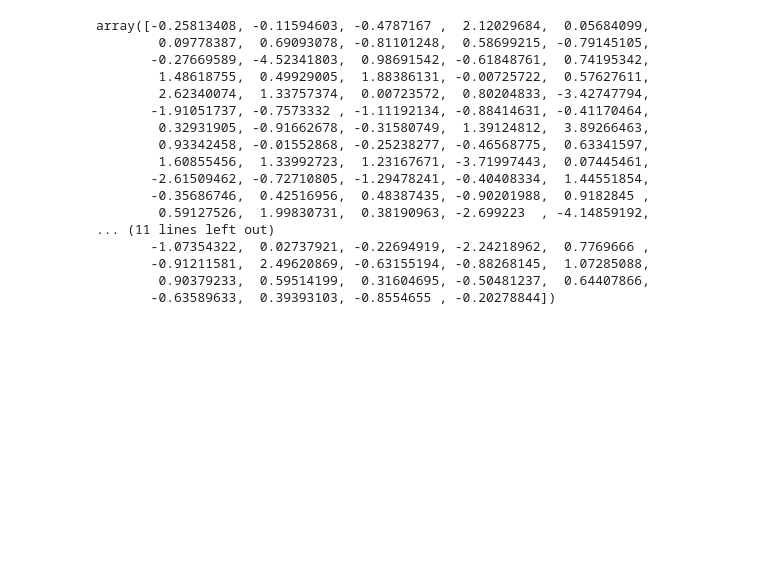
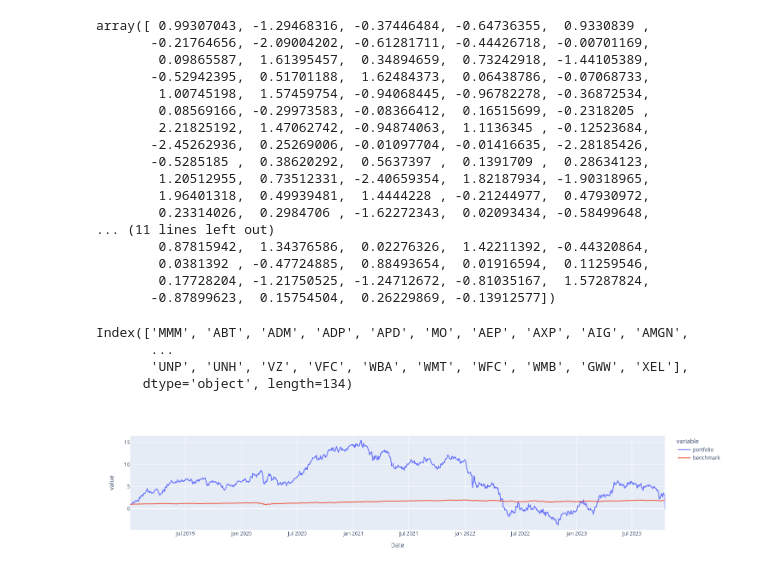
Before and after one commit to jcrayb/portfolio-theory, a Jupyter notebook: Untitled2.ipynb, the cells around one changed output. Drawn from its saved outputs; the diff is of its cells as text; code cells hidden in the pictures; blank space fills up the shorter version.

Commit message:
benchmark

```diff
--- a/Untitled2.ipynb
+++ b/Untitled2.ipynb
@@ -9,7 +9,7 @@ import yfinance as yf
 
 start_year = 1995
 end_year = 2019
-a = np.array([5.33/100, 0.9301660004562612/100])
+a = np.array([0.023734,1.329796395805503/100])
 # %%
 def get_stock_weights(start_year, end_year, a):
     rfr = quarters.get_mean_rfr_between_years(start_year, end_year)
@@ -40,27 +40,28 @@ def get_stock_weights(start_year, end_year, a):
     mu = mu1 + sigma12@la.inv(sigma22)@(a-mu2)
     sigma = sigma11 - sigma12@la.inv(sigma22)@sigma21
     w_prime_cond = la.inv(sigma)@mu/(np.ones(n_companies)@la.inv(sigma)@mu)
-    return w_prime_cond
+    w_prime = la.inv(sigma11)@mu1/(np.ones(n_companies)@la.inv(sigma11)@mu1)
+    return w_prime_cond, w_prime
 # %%
 #weights_dict = {}
 #for year in range(1995, 2019):
-weights = get_stock_weights(start_year, end_year, a)
-weights
+wp, w = get_stock_weights(start_year, end_year, a)
+w
 # %% [output]
-array([-0.25813408, -0.11594603, -0.4787167 ,  2.12029684,  0.05684099,
-        0.09778387,  0.69093078, -0.81101248,  0.58699215, -0.79145105,
-       -0.27669589, -4.52341803,  0.98691542, -0.61848761,  0.74195342,
-        1.48618755,  0.49929005,  1.88386131, -0.00725722,  0.57627611,
-        2.62340074,  1.33757374,  0.00723572,  0.80204833, -3.42747794,
-       -1.91051737, -0.7573332 , -1.11192134, -0.88414631, -0.41170464,
-        0.32931905, -0.91662678, -0.31580749,  1.39124812,  3.89266463,
-        0.93342458, -0.01552868, -0.25238277, -0.46568775,  0.63341597,
-        1.60855456,  1.33992723,  1.23167671, -3.71997443,  0.07445461,
-       -2.61509462, -0.72710805, -1.29478241, -0.40408334,  1.44551854,
-       -0.35686746,  0.42516956,  0.48387435, -0.90201988,  0.9182845 ,
-        0.59127526,  1.99830731,  0.38190963, -2.699223  , -4.14859192,
+array([ 0.99307043, -1.29468316, -0.37446484, -0.64736355,  0.9330839 ,
+       -0.21764656, -2.09004202, -0.61281711, -0.44426718, -0.00701169,
+        0.09865587,  1.61395457,  0.34894659,  0.73242918, -1.44105389,
+       -0.52942395,  0.51701188,  1.62484373,  0.06438786, -0.07068733,
+        1.00745198,  1.57459754, -0.94068445, -0.96782278, -0.36872534,
+        0.08569166, -0.29973583, -0.08366412,  0.16515699, -0.2318205 ,
+        2.21825192,  1.47062742, -0.94874063,  1.1136345 , -0.12523684,
+       -2.45262936,  0.25269006, -0.01097704, -0.01416635, -2.28185426,
+       -0.5285185 ,  0.38620292,  0.5637397 ,  0.1391709 ,  0.28634123,
+        1.20512955,  0.73512331, -2.40659354,  1.82187934, -1.90318965,
+        1.96401318,  0.49939481,  1.4444228 , -0.21244977,  0.47930972,
+        0.23314026,  0.2984706 , -1.62272343,  0.02093434, -0.58499648,
 ... (11 lines left out)
-       -1.07354322,  0.02737921, -0.22694919, -2.24218962,  0.7769666 ,
-       -0.91211581,  2.49620869, -0.63155194, -0.88268145,  1.07285088,
-        0.90379233,  0.59514199,  0.31604695, -0.50481237,  0.64407866,
-       -0.63589633,  0.39393103, -0.8554655 , -0.20278844])
+        0.87815942,  1.34376586,  0.02276326,  1.42211392, -0.44320864,
+        0.0381392 , -0.47724885,  0.88493654,  0.01916594,  0.11259546,
+        0.17728204, -1.21750525, -1.24712672, -0.81035167,  1.57287824,
+       -0.87899623,  0.15754504,  0.26229869, -0.13912577])
@@ -66,0 +70,17 @@ array([-0.25813408, -0.11594603, -0.4787167 ,  2.12029684,  0.05684099,
+# %%
+all_companies = pd.read_csv(f'./data/returns/returns_{start_year}-{end_year}.csv').set_index('Unnamed: 0').columns
+print(all_companies)
+comparison1= compare_to_benchmark(w, all_companies, 2019)
+comparison2= compare_to_benchmark(wp, all_companies, 2019)
+# %% [output]
+Index(['MMM', 'ABT', 'ADM', 'ADP', 'APD', 'MO', 'AEP', 'AXP', 'AIG', 'AMGN',
+       ...
+       'UNP', 'UNH', 'VZ', 'VFC', 'WBA', 'WMT', 'WFC', 'WMB', 'GWW', 'XEL'],
+      dtype='object', length=134)
+# %%
+import plotly.express as px
+#comparison['benchmark']  = comparison
+px.line(comparison1)
+px.line(comparison2)
+# %% [output]
+[figure, added]
```
Also changed, not shown: parts of 1 cell of this notebook, 3 other files.
